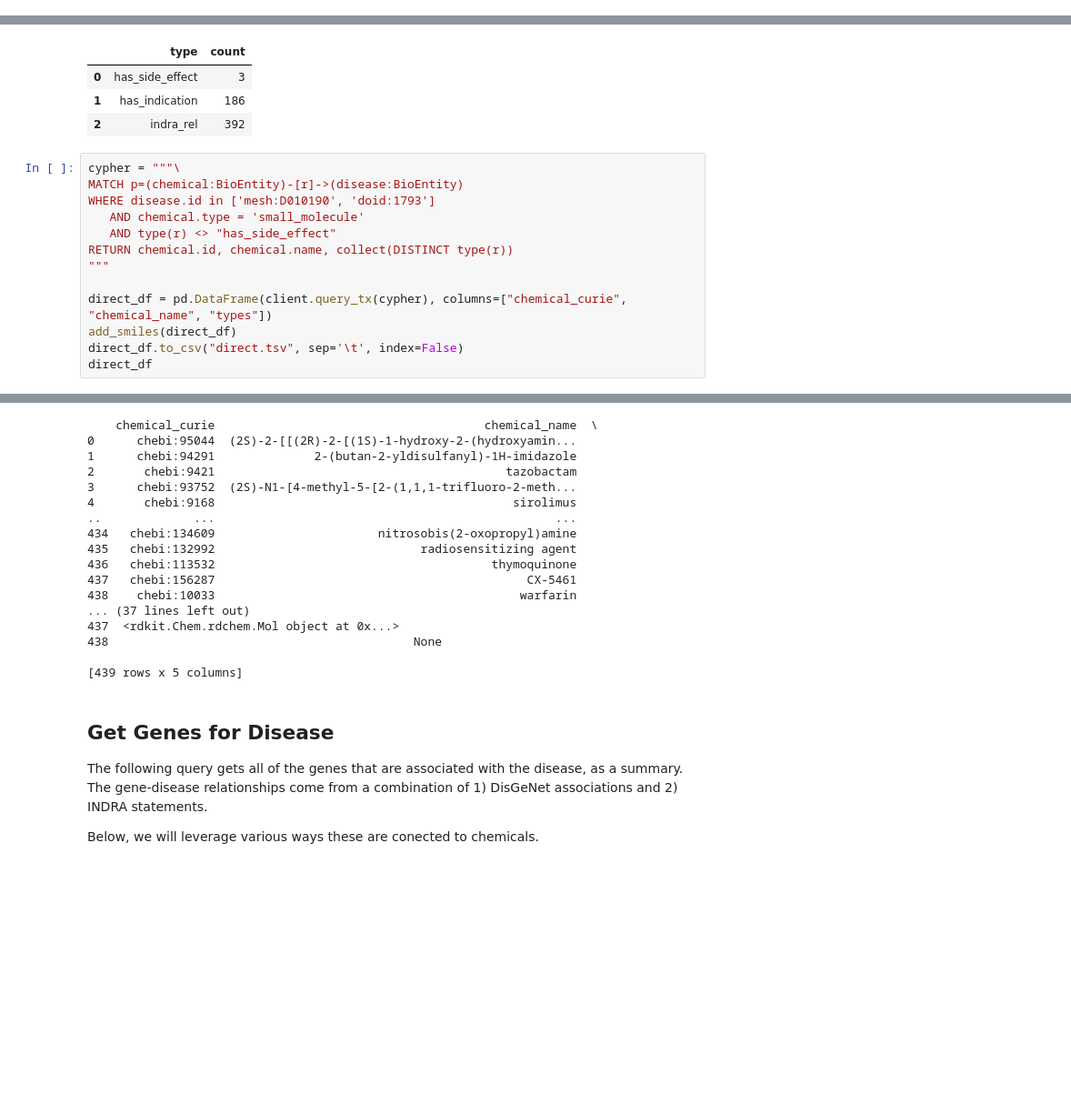
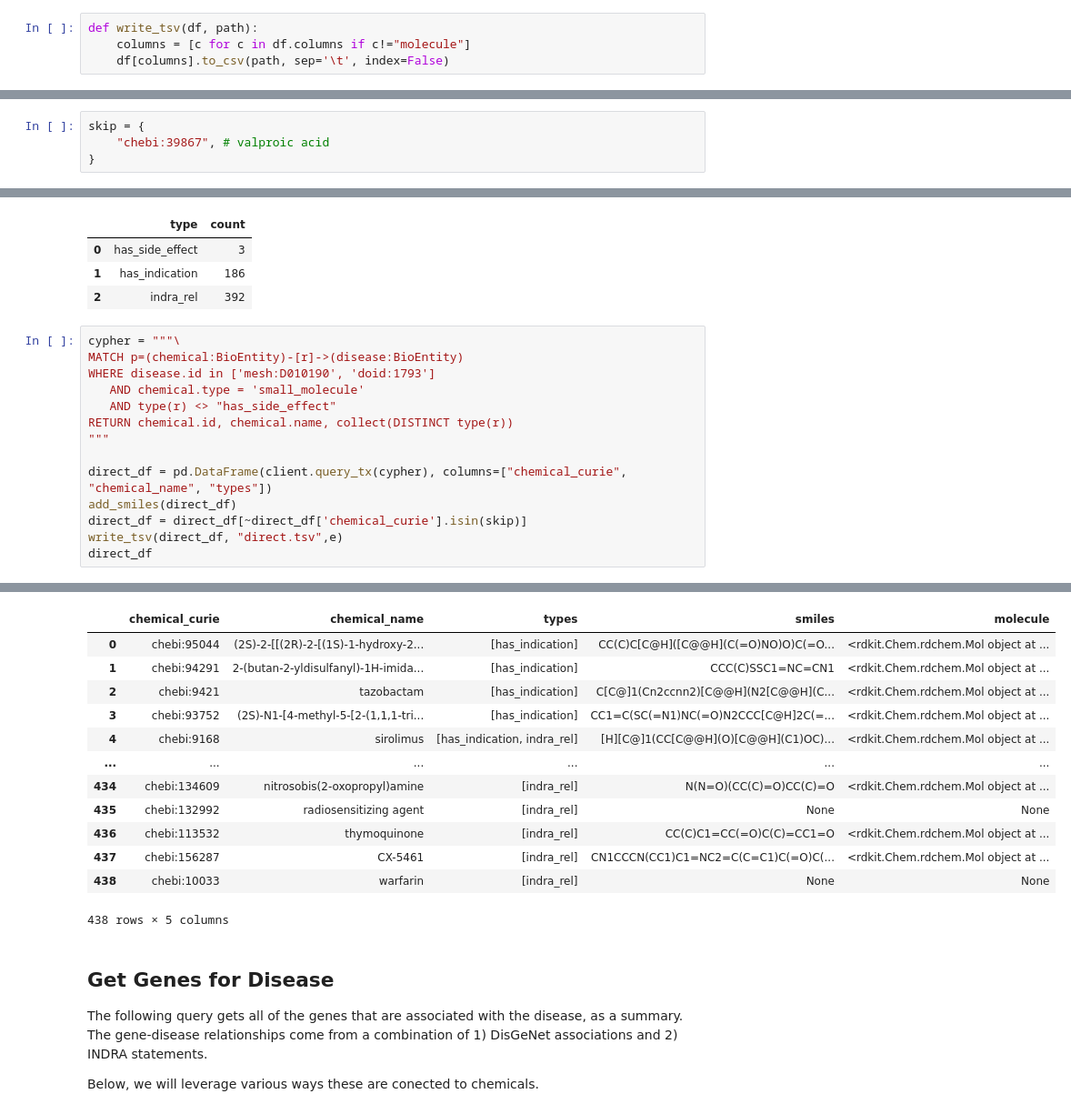
Before and after one commit to gyorilab/indra_cogex, a Jupyter notebook: notebooks/exposures/Pancreatic Cancer Exposures.ipynb, the cells around one changed output, grey strips where cells are left out. Shown at 91% size. Cells and saved outputs as stored; diff of their text form; blank space fills up the shorter version.

Commit message:
Remove extra column for rdkit object and incorporate exclude list

```diff
--- a/notebooks/exposures/Pancreatic Cancer Exposures.ipynb
+++ b/notebooks/exposures/Pancreatic Cancer Exposures.ipynb
@@ -12,3 +12,7 @@ INFO: [2024-02-23 13:00:57] rdkit - Enabling RDKit 2023.03.3 jupyter extensions
+# %%
+def write_tsv(df, path):
+    columns = [c for c in df.columns if c!="molecule"]
+    df[columns].to_csv(path, sep='\t', index=False)
 # %%
 chebi_smiles = get_chebi_id_smiles_mapping(version="230")
 
@@ -31,3 +35,7 @@ INFO: [2024-02-23 13:00:58] indra_cogex.client.neo4j_client - Using configured c
+# %%
+skip = {
+    "chebi:39867", # valproic acid
+}
 # %% [markdown]
 ## Direct Relationships
 
@@ -57,6 +65,7 @@ RETURN chemical.id, chemical.name, collect(DISTINCT type(r))
 
 direct_df = pd.DataFrame(client.query_tx(cypher), columns=["chemical_curie", "chemical_name", "types"])
 add_smiles(direct_df)
-direct_df.to_csv("direct.tsv", sep='\t', index=False)
+direct_df = direct_df[~direct_df['chemical_curie'].isin(skip)]
+write_tsv(direct_df, "direct.tsv",e)
 direct_df
 # %% [output]
@@ -66,20 +75,16 @@ direct_df
+|  | chemical_curie | chemical_name | types | smiles | molecule |
+| 0 | chebi:95044 | (2S)-2-[[(2R)-2-[(1S)-1-hydroxy-2... | [has_indication] | CC(C)C[C@H]([C@@H](C(=O)NO)O)C(=O... | <rdkit.Chem.rdchem.Mol object at ... |
+| 1 | chebi:94291 | 2-(butan-2-yldisulfanyl)-1H-imida... | [has_indication] | CCC(C)SSC1=NC=CN1 | <rdkit.Chem.rdchem.Mol object at ... |
+| 2 | chebi:9421 | tazobactam | [has_indication] | C[C@]1(Cn2ccnn2)[C@@H](N2[C@@H](C... | <rdkit.Chem.rdchem.Mol object at ... |
+| 3 | chebi:93752 | (2S)-N1-[4-methyl-5-[2-(1,1,1-tri... | [has_indication] | CC1=C(SC(=N1)NC(=O)N2CCC[C@H]2C(=... | <rdkit.Chem.rdchem.Mol object at ... |
+| 4 | chebi:9168 | sirolimus | [has_indication, indra_rel] | [H][C@]1(CC[C@@H](O)[C@@H](C1)OC)... | <rdkit.Chem.rdchem.Mol object at ... |
+| ... | ... | ... | ... | ... | ... |
+| 434 | chebi:134609 | nitrosobis(2-oxopropyl)amine | [indra_rel] | N(N=O)(CC(C)=O)CC(C)=O | <rdkit.Chem.rdchem.Mol object at ... |
+| 435 | chebi:132992 | radiosensitizing agent | [indra_rel] | None | None |
+| 436 | chebi:113532 | thymoquinone | [indra_rel] | CC(C)C1=CC(=O)C(C)=CC1=O | <rdkit.Chem.rdchem.Mol object at ... |
+| 437 | chebi:156287 | CX-5461 | [indra_rel] | CN1CCCN(CC1)C1=NC2=C(C=C1)C(=O)C(... | <rdkit.Chem.rdchem.Mol object at ... |
+| 438 | chebi:10033 | warfarin | [indra_rel] | None | None |
-    chemical_curie                                      chemical_name  \
-0      chebi:95044  (2S)-2-[[(2R)-2-[(1S)-1-hydroxy-2-(hydroxyamin...
-1      chebi:94291              2-(butan-2-yldisulfanyl)-1H-imidazole
-2       chebi:9421                                         tazobactam
-3      chebi:93752  (2S)-N1-[4-methyl-5-[2-(1,1,1-trifluoro-2-meth...
-4       chebi:9168                                          sirolimus
-..             ...                                                ...
-434   chebi:134609                       nitrosobis(2-oxopropyl)amine
-435   chebi:132992                             radiosensitizing agent
-436   chebi:113532                                       thymoquinone
-437   chebi:156287                                            CX-5461
-438    chebi:10033                                           warfarin
-... (37 lines left out)
-437  <rdkit.Chem.rdchem.Mol object at 0x...>
-438                                           None
-
-[439 rows x 5 columns]
+438 rows × 5 columns
 # %% [markdown]
 ## Get Genes for Disease
 
```
Also changed, not shown: parts of 5 cells of this notebook, 2 other files.
